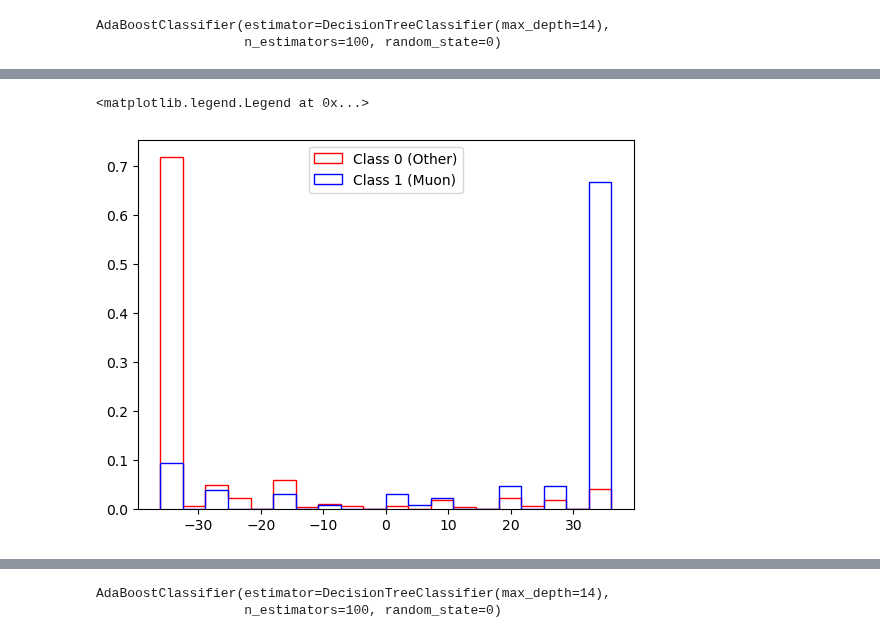
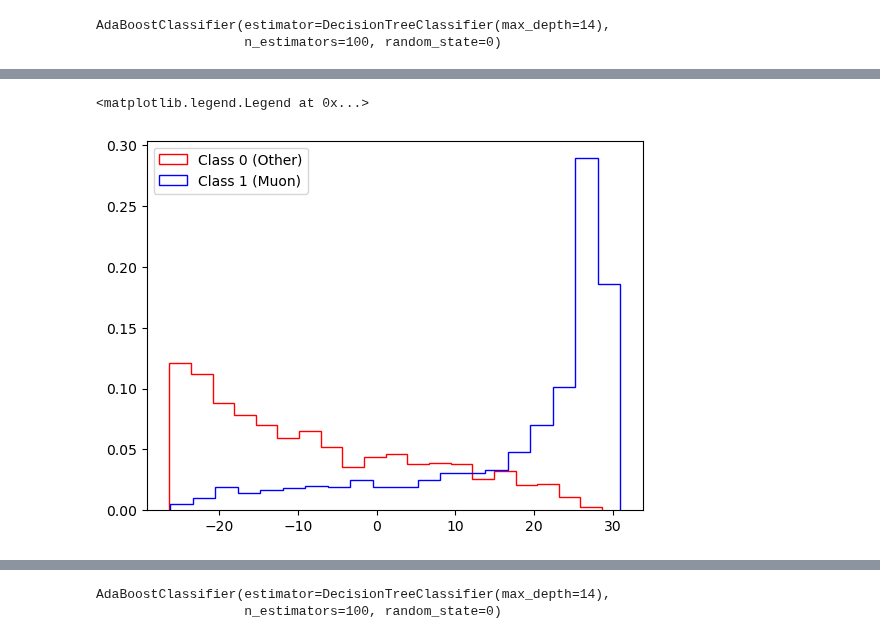
Before and after one commit to mohummudh/neutrinos-dune, a Jupyter notebook: andrew/6bdt_eventclassNEW/BDTEventClass-Copy1.ipynb, the cells around one changed output, grey strips where cells are left out. Saved outputs shown, nothing was run; the diff lists cells and outputs as text; code cells hidden in the pictures.

```diff
--- a/andrew/6bdt_eventclassNEW/BDTEventClass-Copy1.ipynb
+++ b/andrew/6bdt_eventclassNEW/BDTEventClass-Copy1.ipynb
@@ -98,3 +407,9 @@ np.shape(x_test)
+# %%
+cutftrk = np.delete(ftrk, indices, axis=0)
+cutltrk = np.delete(ltrk, indices, axis=0)
+cutfshw = np.delete(fshw, indices, axis=0)
+cutlshw = np.delete(lshw, indices, axis=0)
+cuttruth = np.delete(truth, indices, axis=0)
 # %%
 # Create the BDT with a base decision tree classifier (this is the default base classifier, included for illustration)
 base = DecisionTreeClassifier(max_depth=14)
@@ -251,18 +464,8 @@ Text(50.722222222222214, 0.5, 'True Label')
 # %%
 tracks = []
-trktruth = []
 showers = []
-shwtruth = []
 for n, i in enumerate(f):
-    if i >= -8.5:
+    if i >= 3.5:
         tracks.append(n)
-        if particle[n] == 13. or particle[n] == -13.:
-            trktruth.append(1)
-        else:
-            trktruth.append(0)
-    if i < -8.5:
+    if i < 3.5:
         showers.append(n)
-        if particle[n] == 11. or particle[n] == -11.:
-            shwtruth.append(1)
-        else:
-            shwtruth.append(0)
@@ -273,0 +476,12 @@ y_test_shower = np.array(shwtruth)
+# %%
+np.random.shuffle(tracks)
+split = int(len(tracks)*0.6)
+tracktraining = tracks[:split]
+tracktesting = tracks[split:]
+
+x_train_track = cutftrk[tracktraining]
+y_train_track = cutltrk[tracktraining]
+x_test_track = cutftrk[tracktesting]
+y_test_track = cutltrk[tracktesting]
+
+tracktruth = cuttruth[tracktesting]
@@ -460,7 +506,7 @@ y_test_trk = np.delete(tracktruth, indices_70_percentt, axis=0)
 base = DecisionTreeClassifier(max_depth=14)
 bdtt = AdaBoostClassifier(estimator=base, n_estimators=100, random_state=0)
 # Fit the BDT to the training set
-bdtt.fit(x_train_trk, y_train_trk)
+bdtt.fit(x_train_track, y_train_track)
 # %% [output]
 AdaBoostClassifier(estimator=DecisionTreeClassifier(max_depth=14),
                    n_estimators=100, random_state=0)
@@ -483,16 +520,16 @@ array([[  44.686966,  252.22533 ],
 # %%
-ft = bdtt.decision_function(x_test_trk)
+ft = bdtt.decision_function(x_test_track)
 min_f = np.round(np.min(ft), 1)
 max_f = np.round(np.max(ft), 1)
 #bins = np.linspace(min_f, max_f, 4 * int((max_f - min_f) / 0.1) + 1)
 bins = 20
-cls_0_f = ft[np.where(y_test_trk == 0)]
-cls_1_f = ft[np.where(y_test_trk == 1)]
+cls_0_f = ft[np.where(y_test_track == 0)]
+cls_1_f = ft[np.where(y_test_track == 1)]
 weights_0 = np.ones_like(cls_0_f) / len(cls_0_f)
 weights_1 = np.ones_like(cls_1_f) / len(cls_1_f)
 plt.hist(cls_0_f, color='r', weights=weights_0, bins=bins, histtype='step', label='Class 0 (Other)')
 plt.hist(cls_1_f, color='b', weights=weights_1, bins=bins, histtype='step', label='Class 1 (Muon)')
 plt.legend()
 # %% [output]
 <matplotlib.legend.Legend at 0x...>
-[figure, old version]
+[figure, new version]
```
Also changed, not shown: parts of 70 cells of this notebook, 11 other files.
